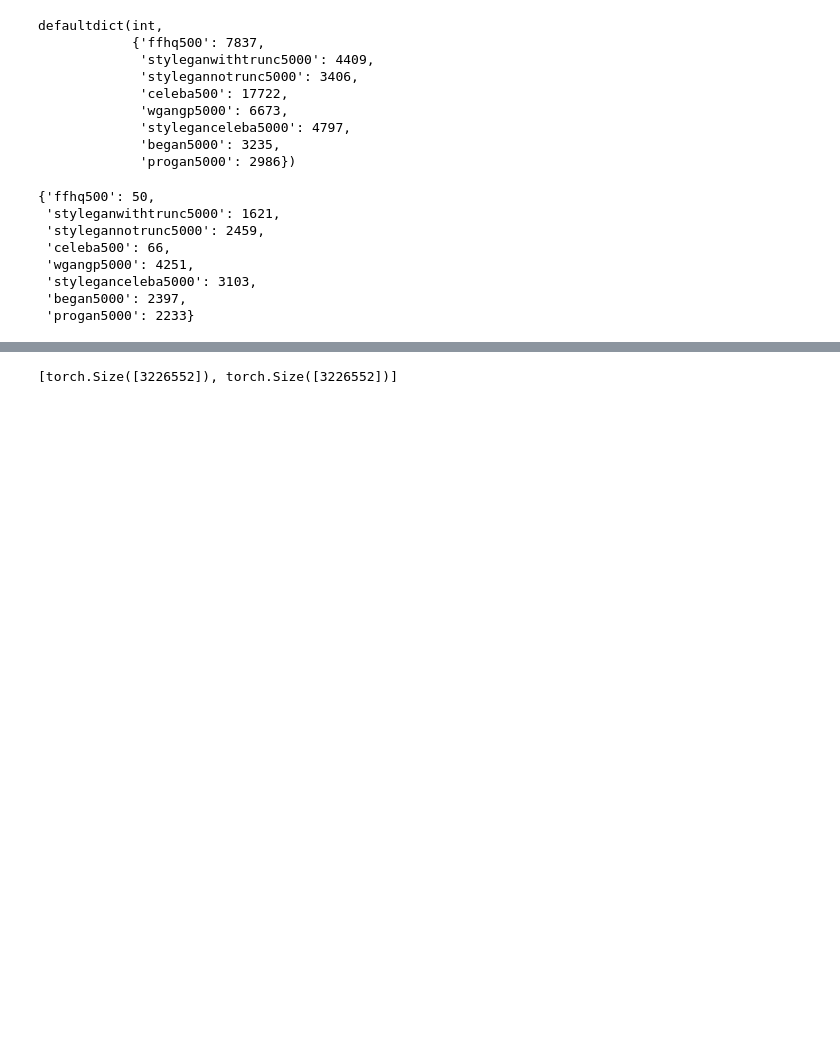
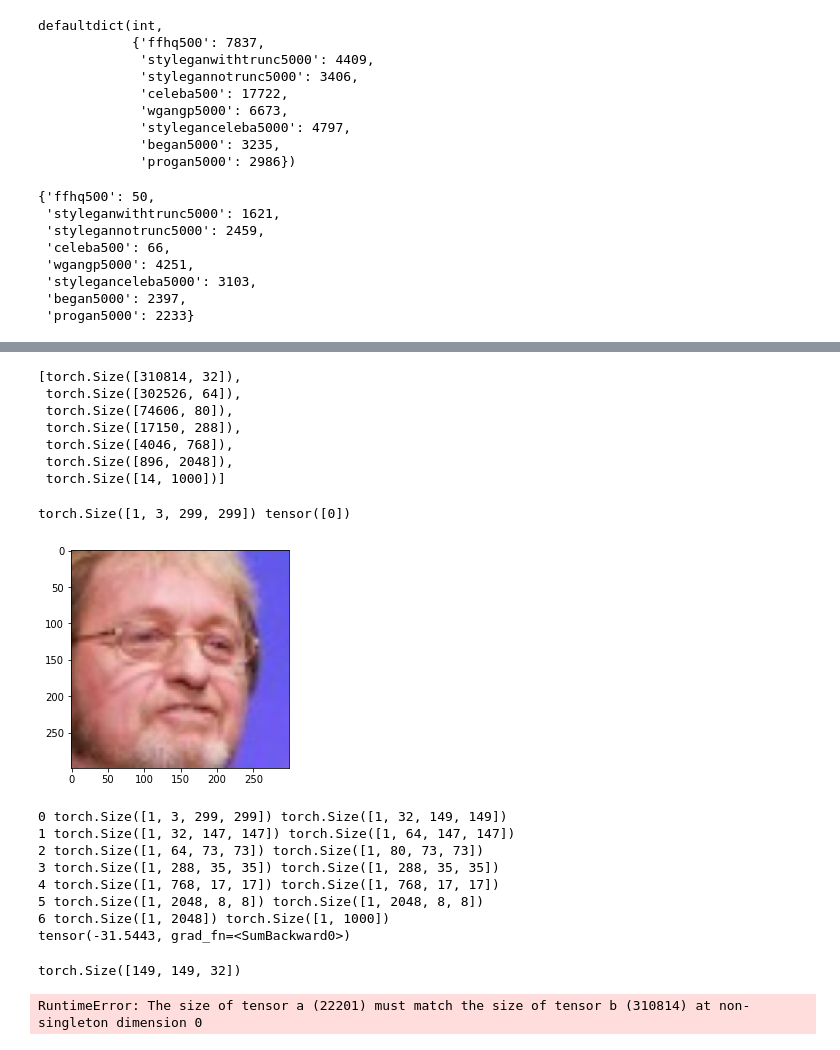
Before and after one commit to kolchinski/humanception-score, a Jupyter notebook: distances/Examine_data.ipynb, the cells around one changed output, grey strips where cells are left out. Cells and saved outputs as stored; diff of their text form; code cells hidden in the pictures; blank space fills up the shorter version.

Commit message:
Updated pairwise distances experiments

```diff
--- a/distances/Examine_data.ipynb
+++ b/distances/Examine_data.ipynb
@@ -66,0 +98,3 @@ Dataset ImageFolder
+# %%
+celeba_images = datasets.ImageFolder('celeba_imgs/', inception_transforms)
+celeba_images
@@ -67,6 +105,9 @@ Dataset ImageFolder
 # %%
 progan_loader = torch.utils.data.DataLoader(
         progan_images, batch_size=1, shuffle=True, num_workers=1)
+
+celeba_loader = torch.utils.data.DataLoader(
+        celeba_images, batch_size=1, shuffle=True, num_workers=1)
 # %%
 layers_to_grab = [inception_net.Conv2d_1a_3x3, inception_net.Conv2d_2b_3x3,
                  inception_net.Conv2d_3b_1x1, inception_net.Mixed_5d, inception_net.Mixed_6e,
@@ -107,4 +203,10 @@ tensor(-30.2947, grad_fn=<SumBackward0>)
 # %%
-[x.shape for x in example_activations]
+[x.shape for x in reference_layer_features]
 # %% [output]
-[torch.Size([3226552]), torch.Size([3226552])]
+[torch.Size([310814, 32]),
+ torch.Size([302526, 64]),
+ torch.Size([74606, 80]),
+ torch.Size([17150, 288]),
+ torch.Size([4046, 768]),
+ torch.Size([896, 2048]),
+ torch.Size([14, 1000])]
@@ -110,0 +244,21 @@ tensor(-30.2947, grad_fn=<SumBackward0>)
+# %%
+# Now using the ProGAN images for reference, find the nearest-neighbor distances to a CelebA image
+# This is not how the experiments will work, but it'll get the math going
+
+for x,y in islice(celeba_loader,1):
+    print(x.shape, y)
+    plt.imshow((x).squeeze().permute(1, 2, 0))
+    plt.show()
+    out = inception_net(x)
+    print(out.sum())
+# %% [output]
+torch.Size([1, 3, 299, 299]) tensor([0])
+[figure, added]
+0 torch.Size([1, 3, 299, 299]) torch.Size([1, 32, 149, 149])
+1 torch.Size([1, 32, 147, 147]) torch.Size([1, 64, 147, 147])
+2 torch.Size([1, 64, 73, 73]) torch.Size([1, 80, 73, 73])
+3 torch.Size([1, 288, 35, 35]) torch.Size([1, 288, 35, 35])
+4 torch.Size([1, 768, 17, 17]) torch.Size([1, 768, 17, 17])
+5 torch.Size([1, 2048, 8, 8]) torch.Size([1, 2048, 8, 8])
+6 torch.Size([1, 2048]) torch.Size([1, 1000])
+tensor(-31.5443, grad_fn=<SumBackward0>)
@@ -110,0 +268,9 @@ tensor(-30.2947, grad_fn=<SumBackward0>)
+# %%
+for i,layer in enumerate(layer_features):
+    print(layer.shape)
+    #TODO: Now for each of the HxW C-dimensional vectors in each layer, find the closest C-dimensional
+    #reference vector and make that scalar distance the entry of the results.
+    layer.reshape(-1,layer.shape[2]) * rlf[i] #Maybe just do this, but copy each vector N times?
+# %% [output]
+torch.Size([149, 149, 32])
+RuntimeError: The size of tensor a (22201) must match the size of tensor b (310814) at non-singleton dimension 0
```
Also changed, not shown: parts of 11 cells of this notebook, 2 other files.
